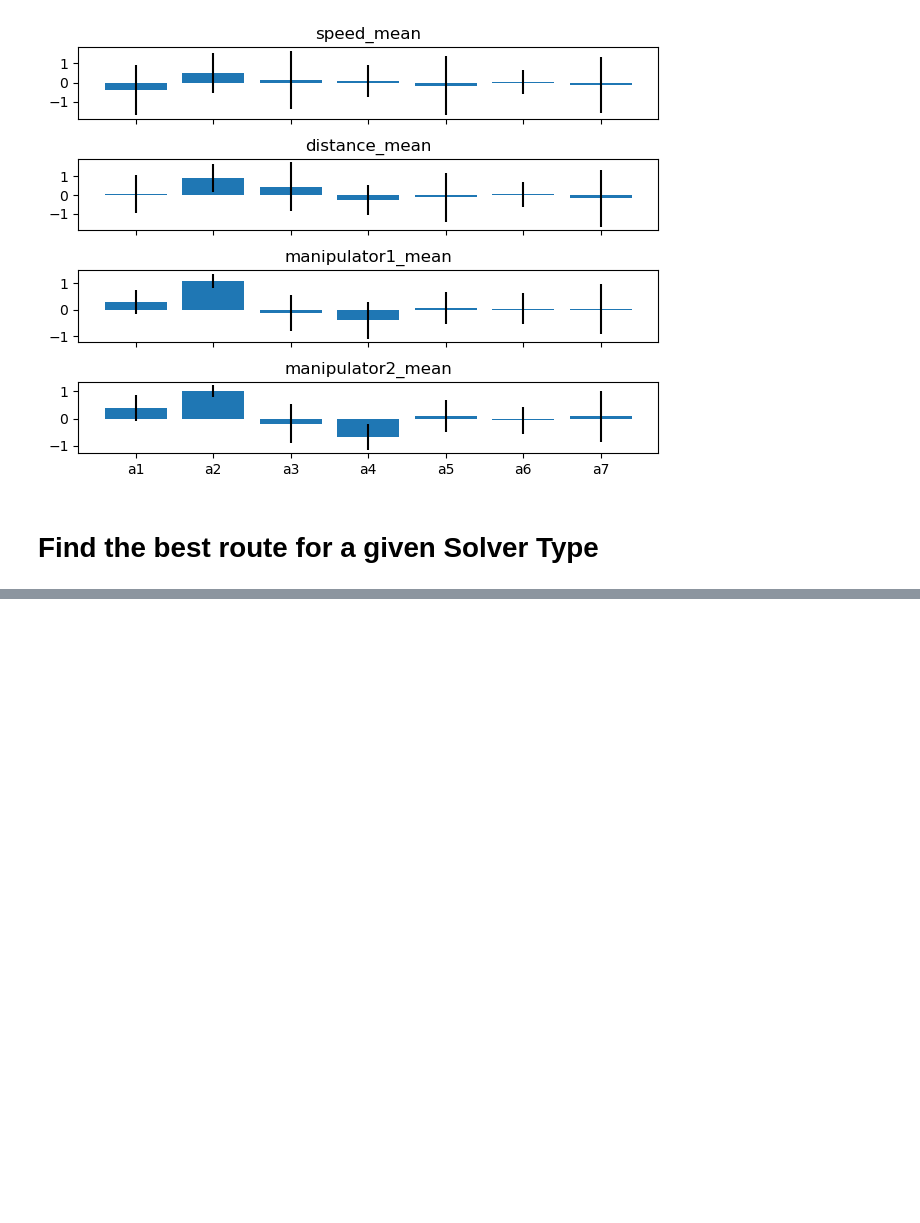
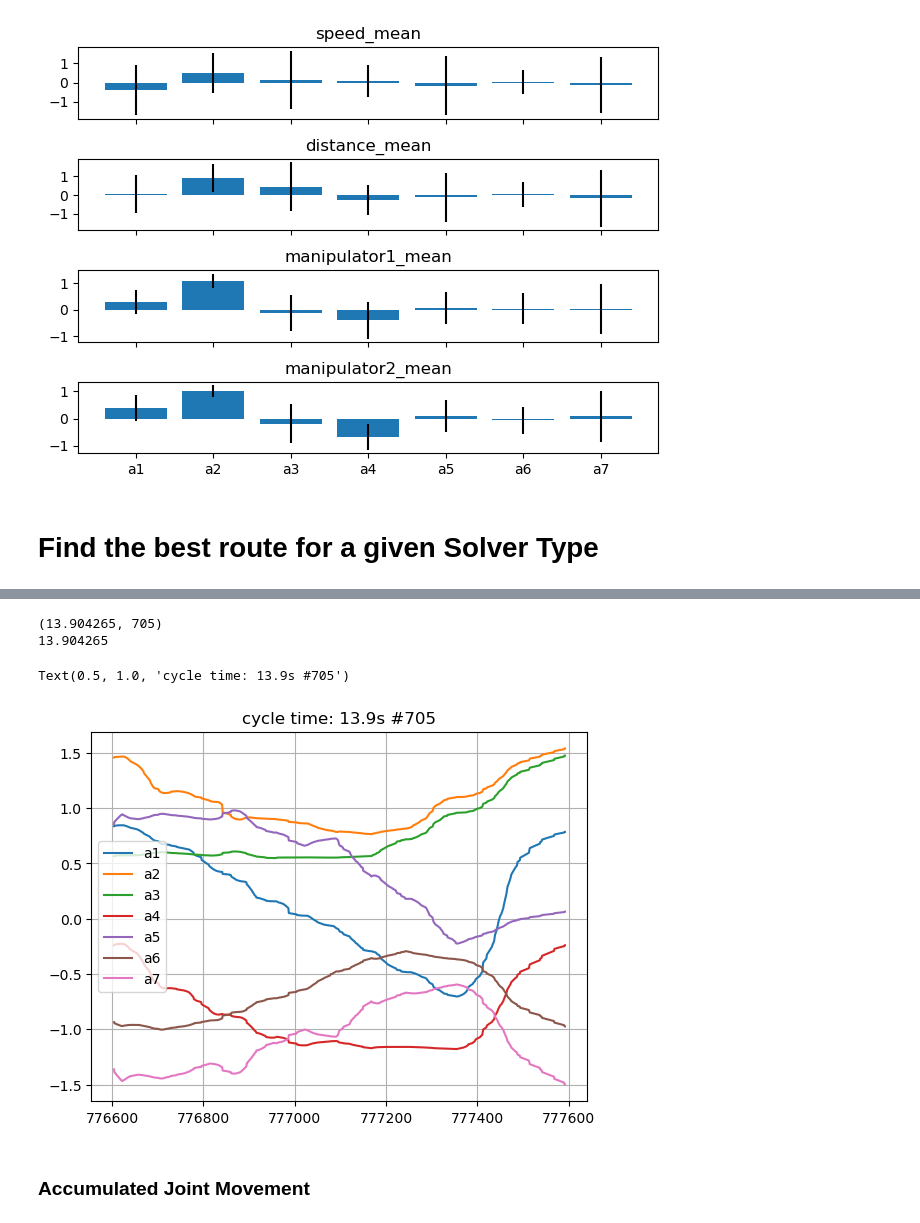
Before and after one commit to MrDarrenBrownie/iiwa_stack, a Jupyter notebook: iiwa_tesla/iiwa_tesla_data/joint_pos_vel_data.ipynb, the cells around one changed output, grey strips where cells are left out. Saved outputs shown, nothing was run; the diff lists cells and outputs as text; code cells hidden in the pictures; blank space fills up the shorter version.

```diff
--- a/iiwa_tesla/iiwa_tesla_data/joint_pos_vel_data.ipynb
+++ b/iiwa_tesla/iiwa_tesla_data/joint_pos_vel_data.ipynb
@@ -188,0 +137,9 @@ axs.legend(best_cycle.columns[3:])
+# %%
+def get_cycle_time(df, cycle_number):
+    return (int(df.loc[df['loop_count']==cycle_number]['timestamp'].iloc[-1])-int(df.loc[df['loop_count']==cycle_number]['timestamp'].iloc[0]))/1000000
+
+def get_initial_joint_position(df, cycle_number):
+    return df.loc[(df['loop_count']==cycle_number, df.columns[3:])].iloc[0]
+
+def get_final_joint_position(df, cycle_number):
+    return df.loc[(df['loop_count']==cycle_number, df.columns[3:])].iloc[-1]
@@ -188,0 +175,11 @@ axs.legend(best_cycle.columns[3:])
+# %%
+def min_time_cycle(df):
+    l_of_ct = []
+    for cycle in range(df['loop_count'].min(), df['loop_count'].max()):
+        cycle_time = (int(df.loc[df['loop_count']==cycle]['timestamp'].iloc[-1])-int(df.loc[df['loop_count']==cycle]['timestamp'].iloc[0]))/1000000
+        l_of_ct.append((cycle_time, cycle))
+
+    #plt.bar([x[1] for x in l_of_ct], [y[0] for y in l_of_ct])
+    return l_of_ct
+
+#min_time_cycle(joint_positions_manipulator1_long)
@@ -188,0 +241,16 @@ axs.legend(best_cycle.columns[3:])
+# %%
+mtc = min_time_cycle(df)
+# %%
+print(min(mtc, key=lambda t:t[0]))
+print(get_cycle_time(df, min(mtc, key=lambda t:t[0])[1]))
+plt.plot(df.loc[(df['loop_count']==min(mtc, key=lambda t:t[0])[1], df.columns[3:])])
+plt.legend(df.columns[3:])
+plt.grid()
+plt.title('cycle time: '+str(np.round(min(mtc, key=lambda t:t[0])[0],2))+'s #'+str(min(mtc, key=lambda t:t[0])[1]))
+# %% [output]
+(13.904265, 705)
+13.904265
+Text(0.5, 1.0, 'cycle time: 13.9s #705')
+[figure, added]
+# %% [markdown]
+### Accumulated Joint Movement
```
Also changed, not shown: parts of 30 cells of this notebook, 2 other files.
